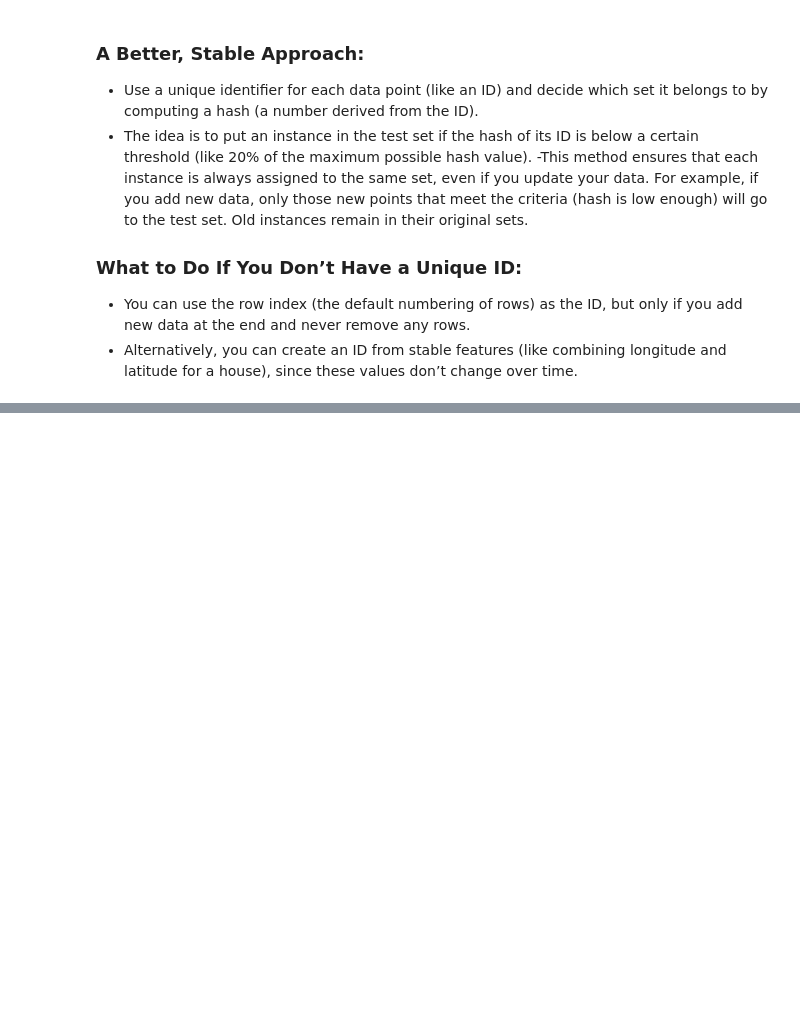
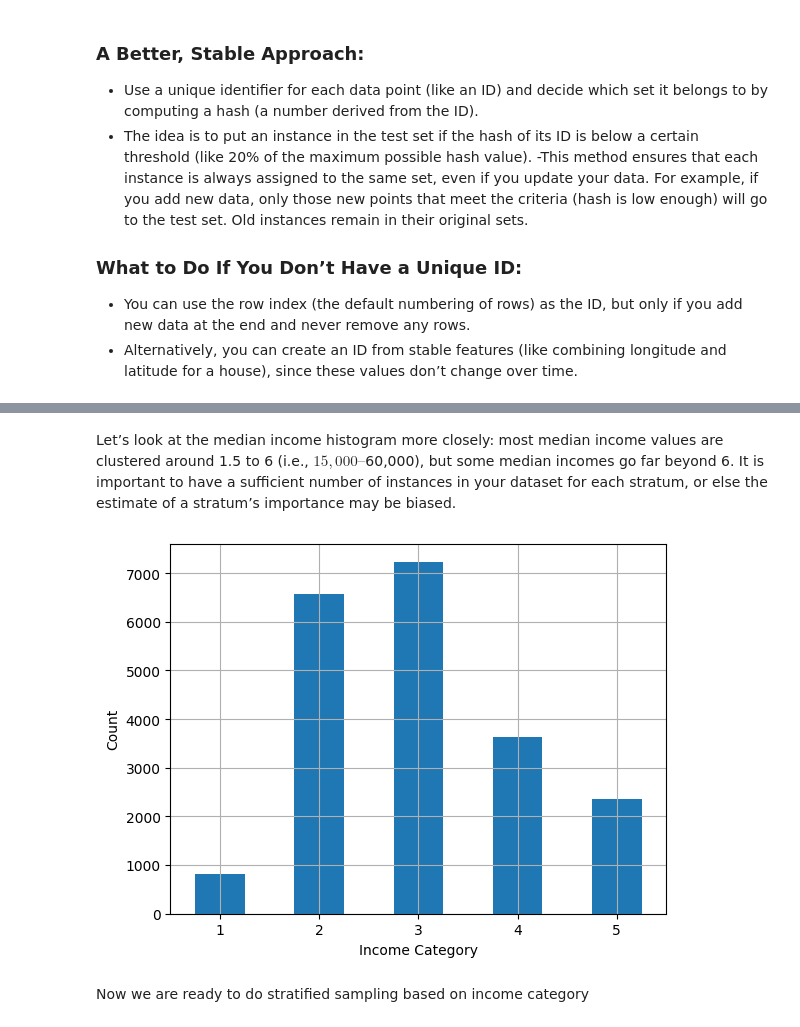
Before and after one commit to KrishNayak421/House-Price-Predictor, a Jupyter notebook: main.ipynb, the cells around one changed output, grey strips where cells are left out. Saved outputs shown, nothing was run; the diff lists cells and outputs as text; code cells hidden in the pictures; blank space fills up the shorter version.

```diff
--- a/main.ipynb
+++ b/main.ipynb
@@ -139,0 +173,13 @@ train_set,test_set = split_data_with_id_hash(housing_with_id,0.2,"index") ## Cal
+# %% [markdown]
+Let’s look at the median income histogram more closely: most median income values are clustered around 1.5 to 6 (i.e., $15,000–$60,000), but some median incomes go far beyond 6. It is important to have a sufficient number of instances in your dataset for each stratum, or else the estimate of a stratum’s importance may be biased.
+# %%
+data["income_category"] = pd.cut(data["median_income"],bins=[0,1.5,3.0,4.5,6.,np.inf],labels=[1,2,3,4,5])
+# %%
+data["income_category"].value_counts().sort_index().plot.bar(rot = 0, grid = True)   ## id = "Income-Histogram"
+plt.xlabel("Income Category")
+plt.ylabel("Count")
+plt.show()
+# %% [output]
+[figure, added]
+# %% [markdown]
+Now we are ready to do stratified sampling based on income category
```
Also changed, not shown: parts of 6 cells of this notebook, 4 other files.
